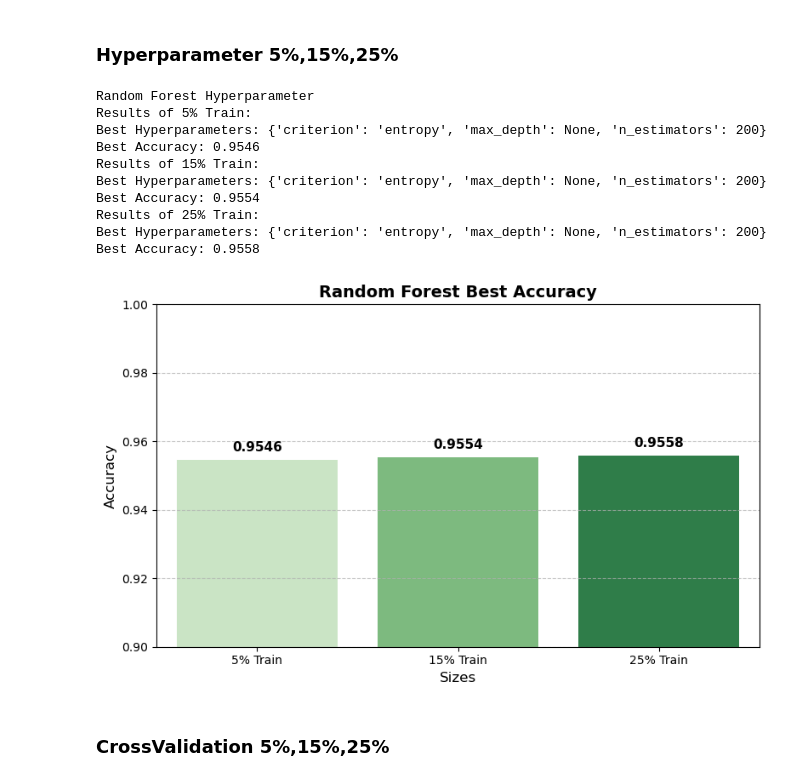
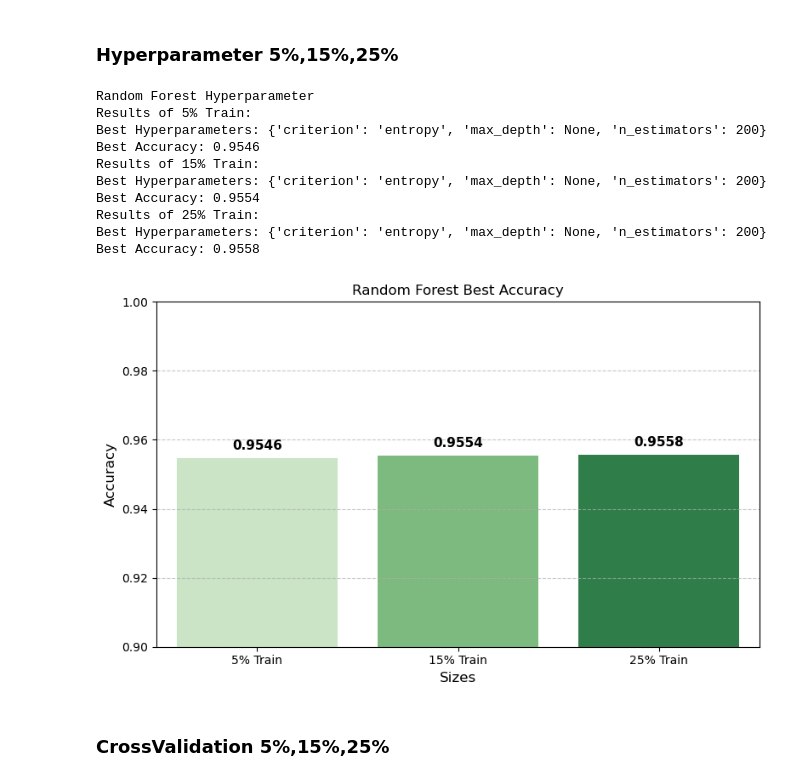
Before and after one commit to 2026362-Silvia/Machine-Learning, a Jupyter notebook: SilviaSolanoMarchini_1st_assessment_ML.ipynb, the cells around one changed output. Cells and saved outputs as stored; diff of their text form; code cells hidden in the pictures.

Commit message:
graph of comparation

```diff
--- a/SilviaSolanoMarchini_1st_assessment_ML.ipynb
+++ b/SilviaSolanoMarchini_1st_assessment_ML.ipynb
@@ -890,35 +890,35 @@ for name, (X_train, y_train) in splits.items():
   print(f'Best Hyperparameters: {grid_rf.best_params_}')
   print(f'Best Accuracy: {grid_rf.best_score_:.4f}')
 
 # Convert the data
 df_rf_results = pd.DataFrame(rf_results_list)
 
 # Graph
 plt.figure(figsize=(8, 5))
 ax = sns.barplot(data=df_rf_results, x='Split', y='Best Accuracy', palette='Greens')
 
 # Print
 for p in ax.patches:
   ax.annotate(f'{p.get_height():.4f}', (p.get_x() + p.get_width() / 2.0, p.get_height()), ha='center', va='bottom', fontsize=11, fontweight='bold', xytext=(0, 5), textcoords='offset points')
 plt.ylim(0.90, 1.0)
-plt.title('Random Forest Best Accuracy', fontsize=14, fontweight='bold')
+plt.title('Random Forest Best Accuracy')
 plt.xlabel('Sizes', fontsize=12)
 plt.ylabel('Accuracy', fontsize=12)
 plt.grid(axis='y', linestyle='--', alpha=0.7)
 plt.tight_layout()
 plt.show()
 # %% [output]
 Random Forest Hyperparameter
 Results of 5% Train:
 Best Hyperparameters: {'criterion': 'entropy', 'max_depth': None, 'n_estimators': 200}
 Best Accuracy: 0.9546
 Results of 15% Train:
 Best Hyperparameters: {'criterion': 'entropy', 'max_depth': None, 'n_estimators': 200}
 Best Accuracy: 0.9554
 Results of 25% Train:
 Best Hyperparameters: {'criterion': 'entropy', 'max_depth': None, 'n_estimators': 200}
 Best Accuracy: 0.9558
-[figure, old version]
+[figure, new version]
 # %% [markdown]
 ### CrossValidation 5%,15%,25%
 # %%
```
Also changed, not shown: parts of 3 cells of this notebook.
